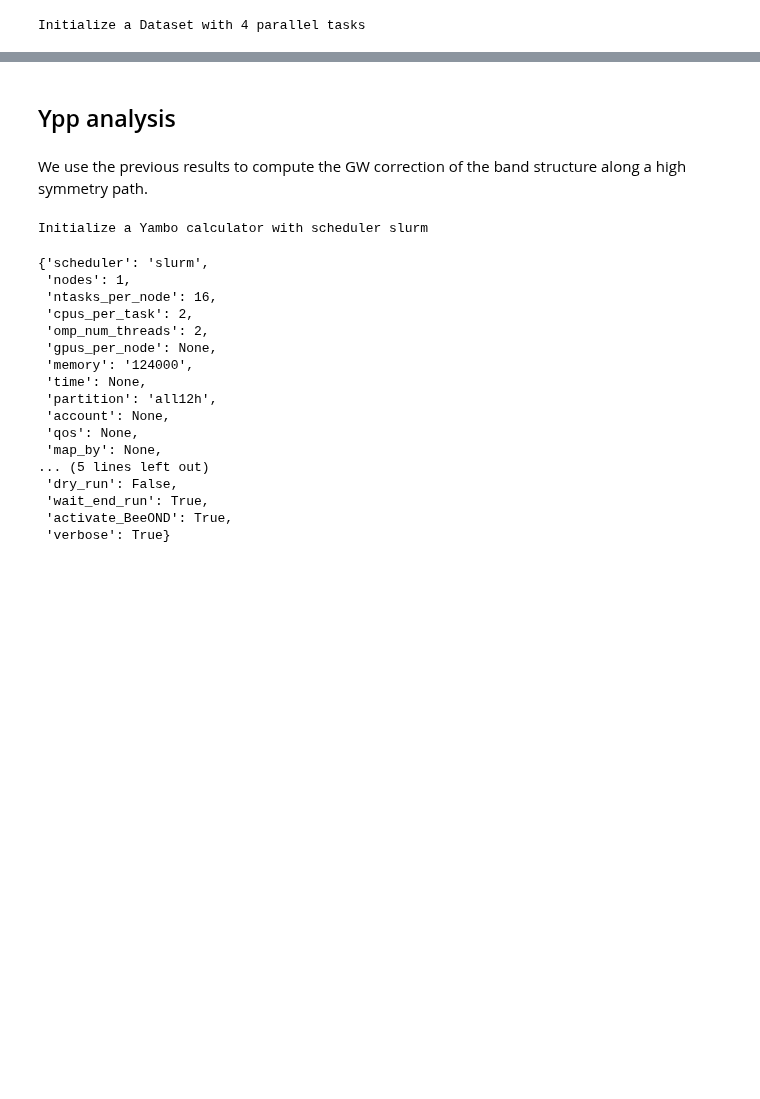
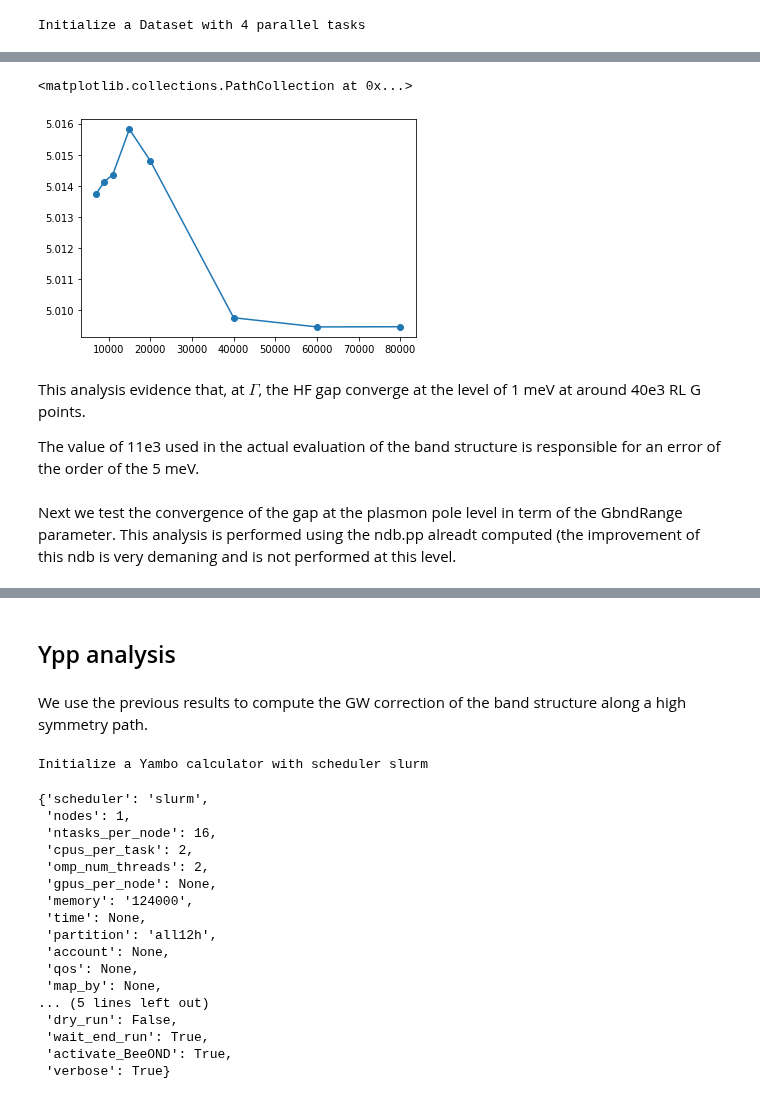
Before and after one commit to marcodalessandro76/Germanene, a Jupyter notebook: GW_Analysis.ipynb, the cells around one changed output, grey strips where cells are left out. Drawn from its saved outputs; the diff is of its cells as text; code cells hidden in the pictures; blank space fills up the shorter version.

```diff
--- a/GW_Analysis.ipynb
+++ b/GW_Analysis.ipynb
@@ -999,0 +1111,32 @@ Task [0] ended
+# %%
+ntasks_c = 16 # ismhpc: 16 for 2 nodes
+ntasks_v = int(ntasks/ntasks_c)
+print(ntasks_c,ntasks_v)
+
+EXXRLvcs = [7000,9000,11000,15000,20000,40000,60000,80000] # RL
+
+study = D.Dataset(run_dir=run_dir,num_tasks=2,verbose=True)
+study.set_postprocessing_function(PP.yambo_parse_data)
+
+inp = I.YamboInput(args='mpirun -np 1 yambo -r -x -V all',folder=run_dir)
+inp.set_extendOut()
+inp['variables']['RandQpts'] = [RandQpts,'']
+inp['variables']['RandGvec'] = [RandGvec,'']
+inp['variables']['CUTGeo'] = 'box z'
+inp['variables']['CUTBox'] = [[0.,0.,cut_z],'au']
+
+# Parallel roles
+inp['variables']['SE_CPU'] = '1.2.16' # for 2 nodes on ismhpc
+inp['variables']['SE_ROLEs'] = 'q.qp.b'
+inp['variables']['DIP_ROLEs'] = 'k.c.v'
+inp['variables']['DIP_CPU'] = '1.%s.%s'%(ntasks_c,ntasks_v)
+
+inp.set_kRange(K_index,K_index)
+inp.set_bandRange(start_band,stop_band)
+
+for ex in EXXRLvcs:
+    #idd = {'kpoints':k_sel,'exxrlvcs':ex,'cutbox':cut_z,'randQ':RandQpts,'randG':RandGvec}#,'nodes':nodes}
+    idd = 'hf-Gamma_exxrlvcs_%s'%ex
+    inp['variables']['EXXRLvcs'] = [ex,'RL']
+    inp['variables']['VXCRLvcs'] = [ex,'RL']
+    study.append_run(id=idd,input=inp,runner=code,jobname = [idd,'ndb_cutoff_rim_dipoles_hf'])
@@ -999,0 +1148,2 @@ Task [0] ended
+# %%
+results = study.run()
@@ -999,0 +1168,3 @@ Task [0] ended
+# %%
+gap = [results[ind].data.get_gap(k_full=K_index,band_full=start_band,verbose=False) for ind in range(len(EXXRLvcs))]
+gap
@@ -999,0 +1180,14 @@ Task [0] ended
+# %%
+plt.plot(EXXRLvcs,gap)
+plt.scatter(EXXRLvcs,gap)
+# %% [output]
+<matplotlib.collections.PathCollection at 0x...>
+[figure, added]
+# %% [markdown]
+This analysis evidence that, at $\Gamma$, the HF gap converge at the level of 1 meV at around 40e3 RL G points.
+
+The value of 11e3 used in the actual evaluation of the band structure is responsible for an error of the order of the 5 meV.
+# %% [markdown]
+Next we test the convergence of the gap at the plasmon pole level in term of the GbndRange parameter. This
+analysis is performed using the ndb.pp alreadt computed (the improvement of this ndb is very demaning and
+is not performed at this level.
```
Also changed, not shown: parts of 84 cells of this notebook.
